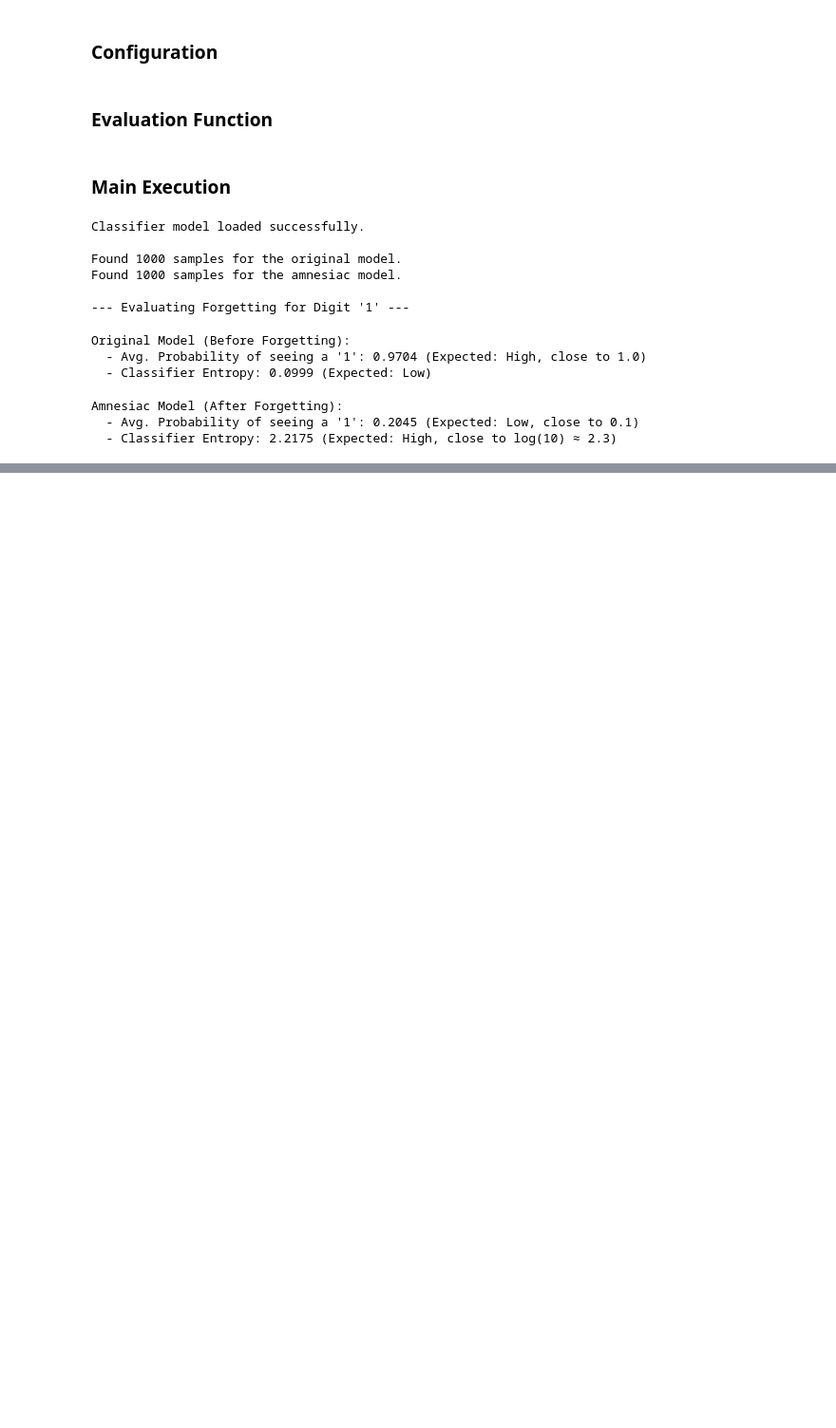
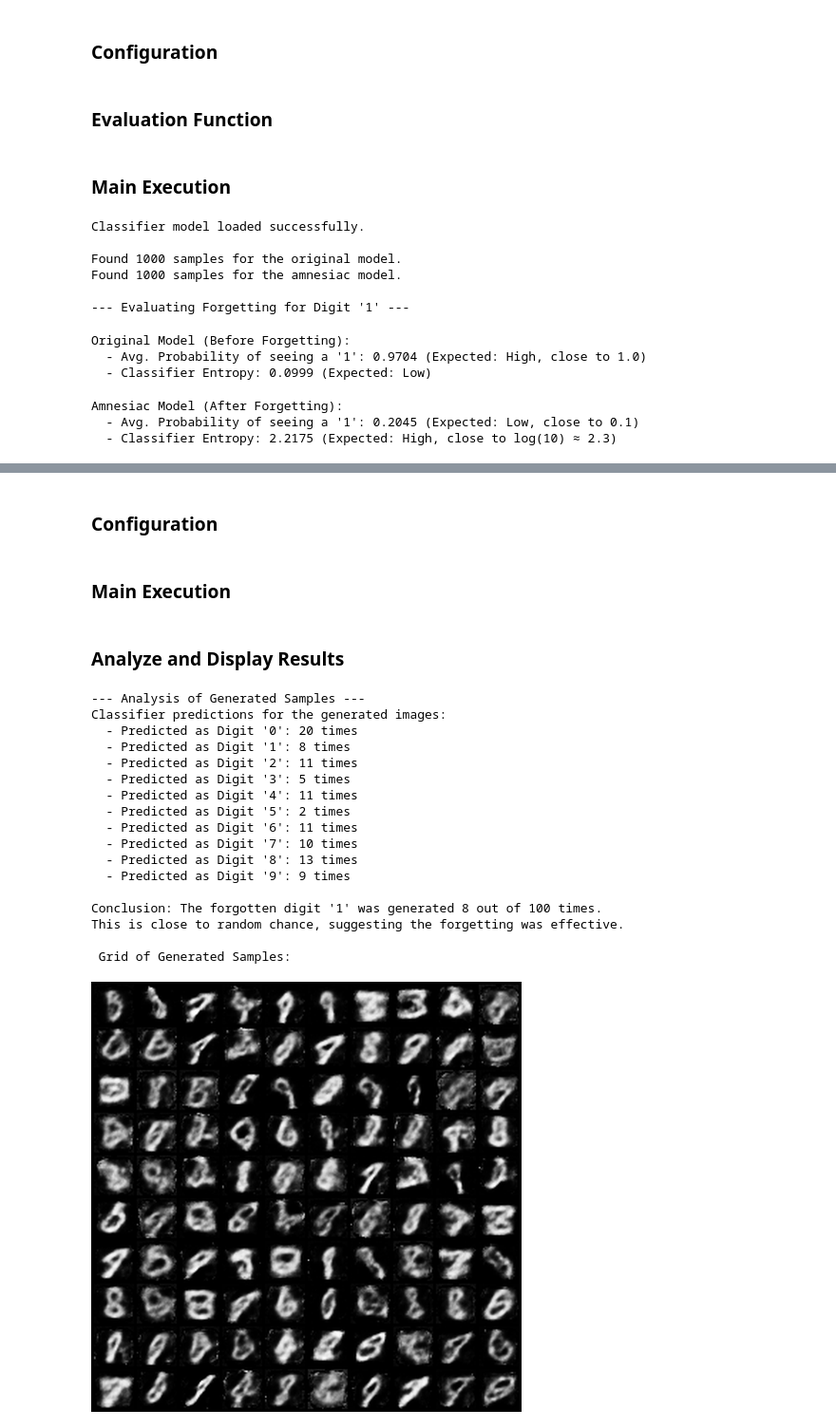
Before and after one commit to Amir-rfz/vae-concept-forgetting, a Jupyter notebook: Selective_Amnesia_VAE_Implementation.ipynb, the cells around one changed output, grey strips where cells are left out. Shown at 95% size. Cells and saved outputs as stored; diff of their text form; code cells hidden in the pictures; blank space fills up the shorter version.

```diff
--- a/Selective_Amnesia_VAE_Implementation.ipynb
+++ b/Selective_Amnesia_VAE_Implementation.ipynb
@@ -961,0 +1165,20 @@ Amnesiac Model (After Forgetting):
+# %% [markdown]
+### Configuration
+# %%
+gdrive_project_folder = "/content/drive/MyDrive/Colab_Selective_Amnesia"
+amnesia_output_folder = os.path.join(gdrive_project_folder, "cvae_mnist_amnesia_output")
+classifier_output_folder = os.path.join(gdrive_project_folder, "classifier_output")
+
+explore_config = SimpleNamespace(
+    amnesia_vae_ckpt=os.path.join(amnesia_output_folder, "checkpoints/amnesia_model_final.pt"),
+
+    classifier_ckpt=os.path.join(classifier_output_folder, "mnist_classifier.pt"),
+
+    label_to_test=1,      # The digit that was forgotten in the first amnesia step
+    num_samples=100,      # How many random samples to generate
+    batch_size=100,
+
+    output_image_path=os.path.join(amnesia_output_folder, "logs/latent_space_exploration.png"),
+)
+# %% [markdown]
+### Main Execution
@@ -961,0 +1213,49 @@ Amnesiac Model (After Forgetting):
+# %% [markdown]
+### Analyze and Display Results
+# %%
+print("\n--- Analysis of Generated Samples ---")
+
+counts = torch.bincount(predictions, minlength=10)
+
+print("Classifier predictions for the generated images:")
+for i in range(10):
+    print(f"  - Predicted as Digit '{i}': {counts[i].item()} times")
+
+forgotten_count = counts[explore_config.label_to_test].item()
+print(f"\nConclusion: The forgotten digit '{explore_config.label_to_test}' was generated {forgotten_count} out of {explore_config.num_samples} times.")
+if forgotten_count > explore_config.num_samples * 0.1:
+      print("This is more than random chance, suggesting some information may remain.")
+else:
+      print("This is close to random chance, suggesting the forgetting was effective.")
+
+print("\n Grid of Generated Samples:")
+grid = make_grid(generated_samples, nrow=10, padding=2)
+save_image(grid, explore_config.output_image_path)
+
+img = Image.open(explore_config.output_image_path)
+
+scale_factor = 1.5
+new_width = int(img.size[0] * scale_factor)
+new_height = int(img.size[1] * scale_factor)
+img_resized = img.resize((new_width, new_height), Image.Resampling.LANCZOS)
+
+display(img_resized)
+# %% [output]
+--- Analysis of Generated Samples ---
+Classifier predictions for the generated images:
+  - Predicted as Digit '0': 20 times
+  - Predicted as Digit '1': 8 times
+  - Predicted as Digit '2': 11 times
+  - Predicted as Digit '3': 5 times
+  - Predicted as Digit '4': 11 times
+  - Predicted as Digit '5': 2 times
+  - Predicted as Digit '6': 11 times
+  - Predicted as Digit '7': 10 times
+  - Predicted as Digit '8': 13 times
+  - Predicted as Digit '9': 9 times
+
+Conclusion: The forgotten digit '1' was generated 8 out of 100 times.
+This is close to random chance, suggesting the forgetting was effective.
+
+ Grid of Generated Samples:
+[figure, added]
```
Also changed, not shown: parts of 48 cells of this notebook.
